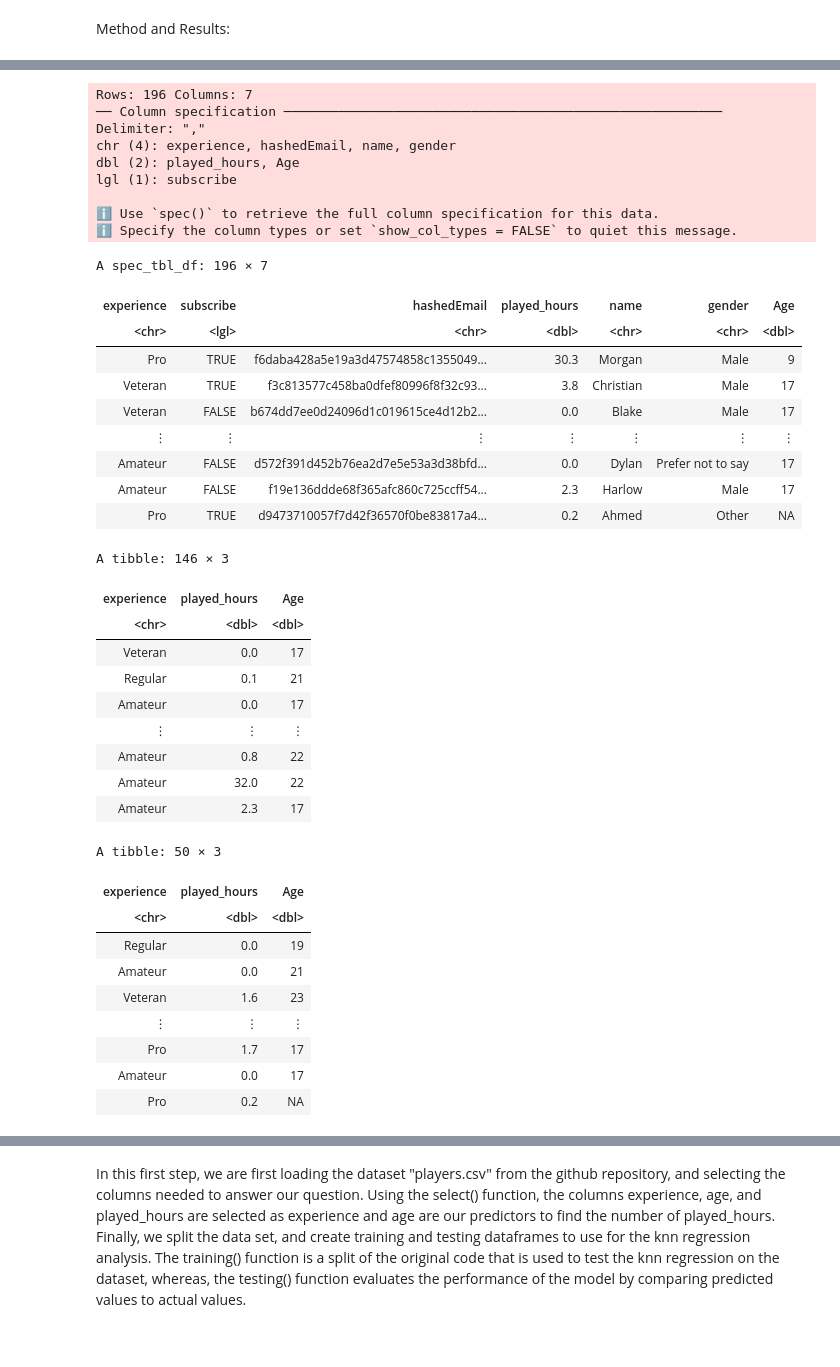
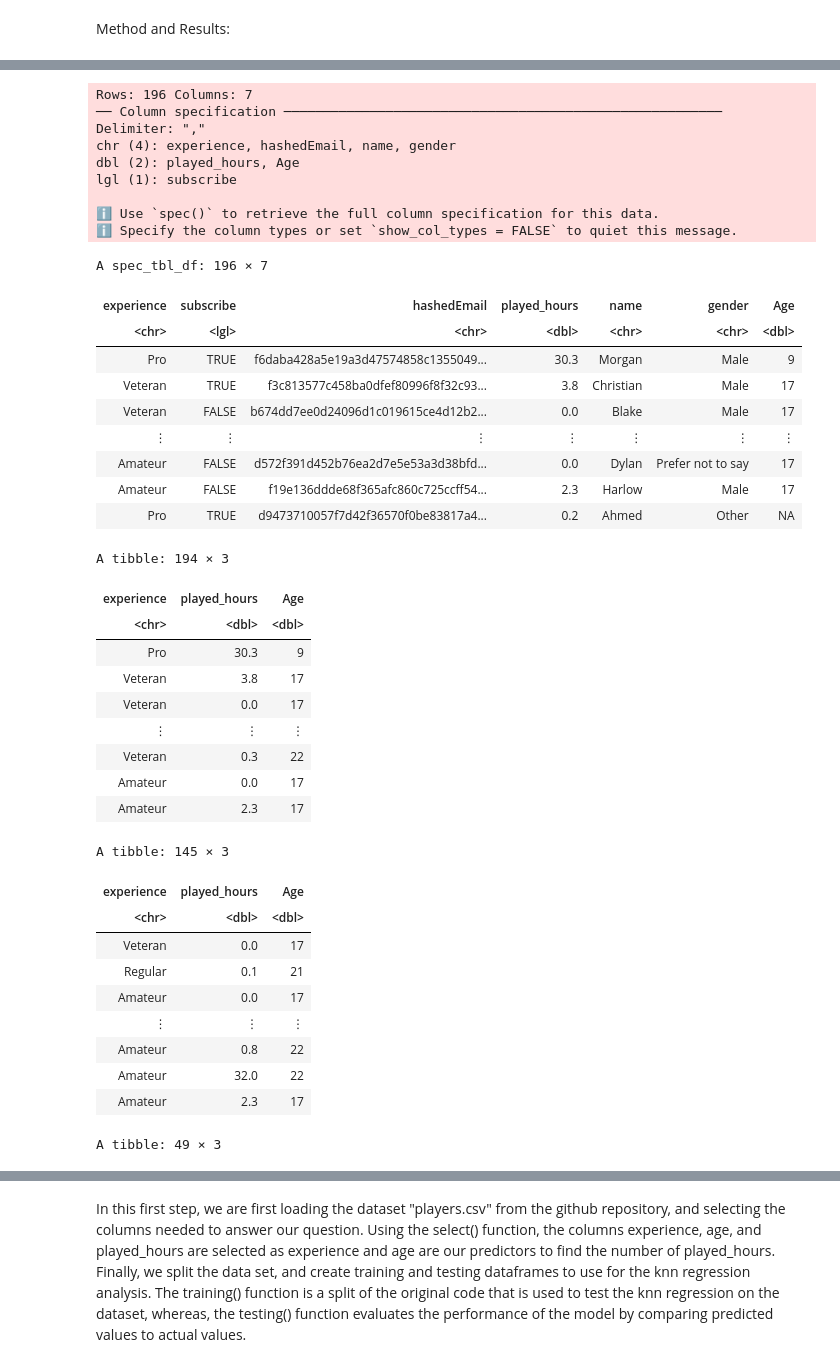
Before and after one commit to AnaSri-DSCI/dsci-100-2025-group-005-18, a Jupyter notebook: DSCI_Final_Project.ipynb, the cells around one changed output, grey strips where cells are left out. Drawn from its saved outputs; the diff is of its cells as text; code cells hidden in the pictures.

```diff
--- a/DSCI_Final_Project.ipynb
+++ b/DSCI_Final_Project.ipynb
@@ -19,51 +34,55 @@ players <- read_csv("https://raw.githubusercontent.com/AnaSri-DSCI/dsci-100-2025
 players
 
 players_select <- players |>
-    select(experience, played_hours, Age)
+    select(experience, played_hours, Age)|>
+    filter(!is.na(Age))
+players_select
+
 
 
 players_split <- initial_split(players_select, prop = 0.75, strata = played_hours)
 players_training <- training(players_split)
 players_training
 players_testing <- testing(players_split)
 players_testing
 # %% [output]
 Rows: 196 Columns: 7
 ── Column specification ────────────────────────────────────────────────────────
 Delimiter: ","
 chr (4): experience, hashedEmail, name, gender
 dbl (2): played_hours, Age
 lgl (1): subscribe
 
 ℹ Use `spec()` to retrieve the full column specification for this data.
 ℹ Specify the column types or set `show_col_types = FALSE` to quiet this message.
 A spec_tbl_df: 196 × 7
 | experience | subscribe | hashedEmail | played_hours | name | gender | Age |
 | <chr> | <lgl> | <chr> | <dbl> | <chr> | <chr> | <dbl> |
 | Pro | TRUE | f6daba428a5e19a3d47574858c1355049... | 30.3 | Morgan | Male | 9 |
 | Veteran | TRUE | f3c813577c458ba0dfef80996f8f32c93... | 3.8 | Christian | Male | 17 |
 | Veteran | FALSE | b674dd7ee0d24096d1c019615ce4d12b2... | 0.0 | Blake | Male | 17 |
 | ⋮ | ⋮ | ⋮ | ⋮ | ⋮ | ⋮ | ⋮ |
 | Amateur | FALSE | d572f391d452b76ea2d7e5e53a3d38bfd... | 0.0 | Dylan | Prefer not to say | 17 |
 | Amateur | FALSE | f19e136ddde68f365afc860c725ccff54... | 2.3 | Harlow | Male | 17 |
 | Pro | TRUE | d9473710057f7d42f36570f0be83817a4... | 0.2 | Ahmed | Other | NA |
-A tibble: 146 × 3
+A tibble: 194 × 3
 | experience | played_hours | Age |
 | <chr> | <dbl> | <dbl> |
+| Pro | 30.3 | 9 |
+| Veteran | 3.8 | 17 |
 | Veteran | 0.0 | 17 |
-| Regular | 0.1 | 21 |
+| ⋮ | ⋮ | ⋮ |
+| Veteran | 0.3 | 22 |
 | Amateur | 0.0 | 17 |
-| ⋮ | ⋮ | ⋮ |
-| Amateur | 0.8 | 22 |
-| Amateur | 32.0 | 22 |
 | Amateur | 2.3 | 17 |
-A tibble: 50 × 3
+A tibble: 145 × 3
 | experience | played_hours | Age |
 | <chr> | <dbl> | <dbl> |
-| Regular | 0.0 | 19 |
-| Amateur | 0.0 | 21 |
-| Veteran | 1.6 | 23 |
+| Veteran | 0.0 | 17 |
+| Regular | 0.1 | 21 |
+| Amateur | 0.0 | 17 |
 | ⋮ | ⋮ | ⋮ |
-| Pro | 1.7 | 17 |
-| Amateur | 0.0 | 17 |
-| Pro | 0.2 | NA |
+| Amateur | 0.8 | 22 |
+| Amateur | 32.0 | 22 |
+| Amateur | 2.3 | 17 |
+A tibble: 49 × 3
```
Also changed, not shown: parts of 8 cells of this notebook.
